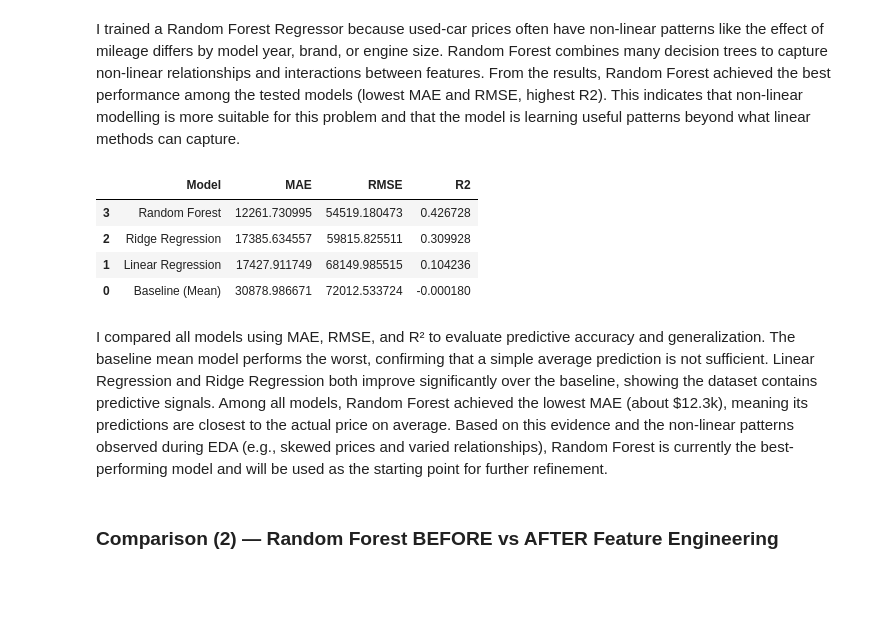
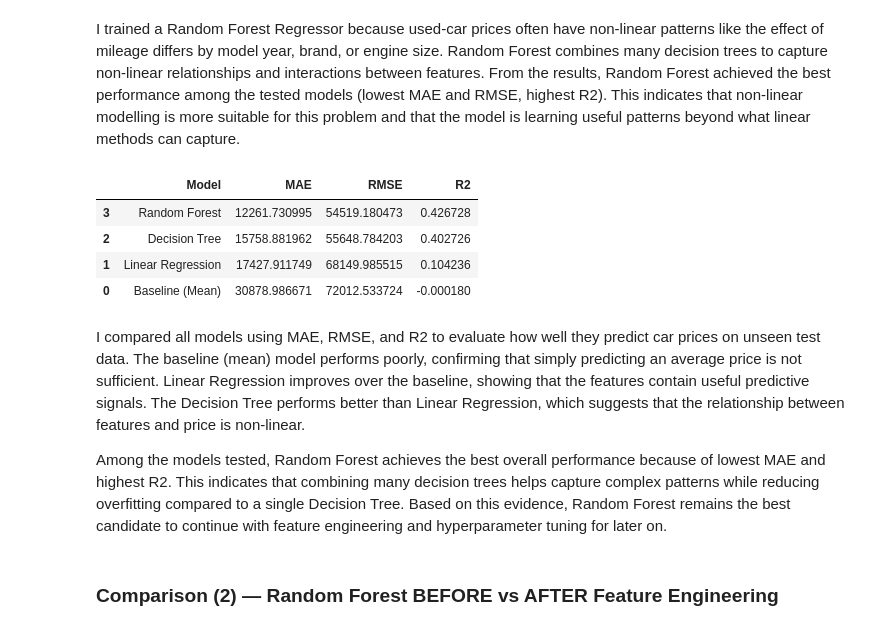
Before and after one commit to Amirul36/mldp-used-car-price, a Jupyter notebook: MLDP Program Codes Submission Template.ipynb, the cells around one changed output. Drawn from its saved outputs; the diff is of its cells as text; code cells hidden in the pictures; blank space fills up the shorter version.

```diff
--- a/MLDP Program Codes Submission Template.ipynb
+++ b/MLDP Program Codes Submission Template.ipynb
@@ -969,19 +985,19 @@ Linear Regression R2: 0.10423608448029498
 # %% [markdown]
 I trained a Linear Regression model as a simple baseline machine learning approach to predict price. Linear Regression is interpretable and helps me test whether a linear relationship between the encoded features and price is sufficient. From the results, Linear Regression improves significantly over the baseline mean predictor (lower MAE and positive R2), which shows the features contain useful information. However, the R2 value is relatively low, suggesting that price relationships may not be purely linear and that more flexible models might perform better.
 # %%
-# Model 2: Ridge Regression (helps with many one-hot encoded features)
-from sklearn.linear_model import Ridge
+# Model 2: Decision Tree Regressor (simple non-linear model)
+from sklearn.tree import DecisionTreeRegressor
 
-ridge = Ridge(alpha=1.0, random_state=random_state)
-ridge.fit(X_train, y_train)
+dt = DecisionTreeRegressor(random_state=random_state)
+dt.fit(X_train, y_train)
 
-y_pred_ridge = ridge.predict(X_test)
+y_pred_dt = dt.predict(X_test)
 
-mae_ridge = mean_absolute_error(y_test, y_pred_ridge)
-rmse_ridge = np.sqrt(mean_squared_error(y_test, y_pred_ridge))
-r2_ridge = r2_score(y_test, y_pred_ridge)
+mae_dt = mean_absolute_error(y_test, y_pred_dt)
+rmse_dt = np.sqrt(mean_squared_error(y_test, y_pred_dt))
+r2_dt = r2_score(y_test, y_pred_dt)
 
-print("Ridge MAE:", mae_ridge)
-print("Ridge RMSE:", rmse_ridge)
-print("Ridge R2:", r2_ridge)
+print("Decision Tree MAE:", mae_dt)
+print("Decision Tree RMSE:", rmse_dt)
+print("Decision Tree R2:", r2_dt)
 # %% [output]
@@ -1019,21 +1037,23 @@ I trained a Random Forest Regressor because used-car prices often have non-linea
 # %%
 # Compare all models in one table (including baseline)
 results = pd.DataFrame([
     {"Model": "Baseline (Mean)", "MAE": mae_base, "RMSE": rmse_base, "R2": r2_base},
     {"Model": "Linear Regression", "MAE": mae_lr, "RMSE": rmse_lr, "R2": r2_lr},
-    {"Model": "Ridge Regression", "MAE": mae_ridge, "RMSE": rmse_ridge, "R2": r2_ridge},
+    {"Model": "Decision Tree", "MAE": mae_dt, "RMSE": rmse_dt, "R2": r2_dt},
     {"Model": "Random Forest", "MAE": mae_rf, "RMSE": rmse_rf, "R2": r2_rf},
 ]).sort_values(by="MAE")
 
 results
 # %% [output]
 |  | Model | MAE | RMSE | R2 |
 | 3 | Random Forest | 12261.730995 | 54519.180473 | 0.426728 |
-| 2 | Ridge Regression | 17385.634557 | 59815.825511 | 0.309928 |
+| 2 | Decision Tree | 15758.881962 | 55648.784203 | 0.402726 |
 | 1 | Linear Regression | 17427.911749 | 68149.985515 | 0.104236 |
 | 0 | Baseline (Mean) | 30878.986671 | 72012.533724 | -0.000180 |
 # %% [markdown]
-I compared all models using MAE, RMSE, and R² to evaluate predictive accuracy and generalization. The baseline mean model performs the worst, confirming that a simple average prediction is not sufficient. Linear Regression and Ridge Regression both improve significantly over the baseline, showing the dataset contains predictive signals. Among all models, Random Forest achieved the lowest MAE (about $12.3k), meaning its predictions are closest to the actual price on average. Based on this evidence and the non-linear patterns observed during EDA (e.g., skewed prices and varied relationships), Random Forest is currently the best-performing model and will be used as the starting point for further refinement.
+I compared all models using MAE, RMSE, and R2 to evaluate how well they predict car prices on unseen test data. The baseline (mean) model performs poorly, confirming that simply predicting an average price is not sufficient. Linear Regression improves over the baseline, showing that the features contain useful predictive signals. The Decision Tree performs better than Linear Regression, which suggests that the relationship between features and price is non-linear.
+
+Among the models tested, Random Forest achieves the best overall performance because of lowest MAE and highest R2. This indicates that combining many decision trees helps capture complex patterns while reducing overfitting compared to a single Decision Tree. Based on this evidence, Random Forest remains the best candidate to continue with feature engineering and hyperparameter tuning for later on.
 # %% [markdown]
 ### Comparison (2) — Random Forest BEFORE vs AFTER Feature Engineering
 # %%
```
Also changed, not shown: parts of 22 cells of this notebook.
